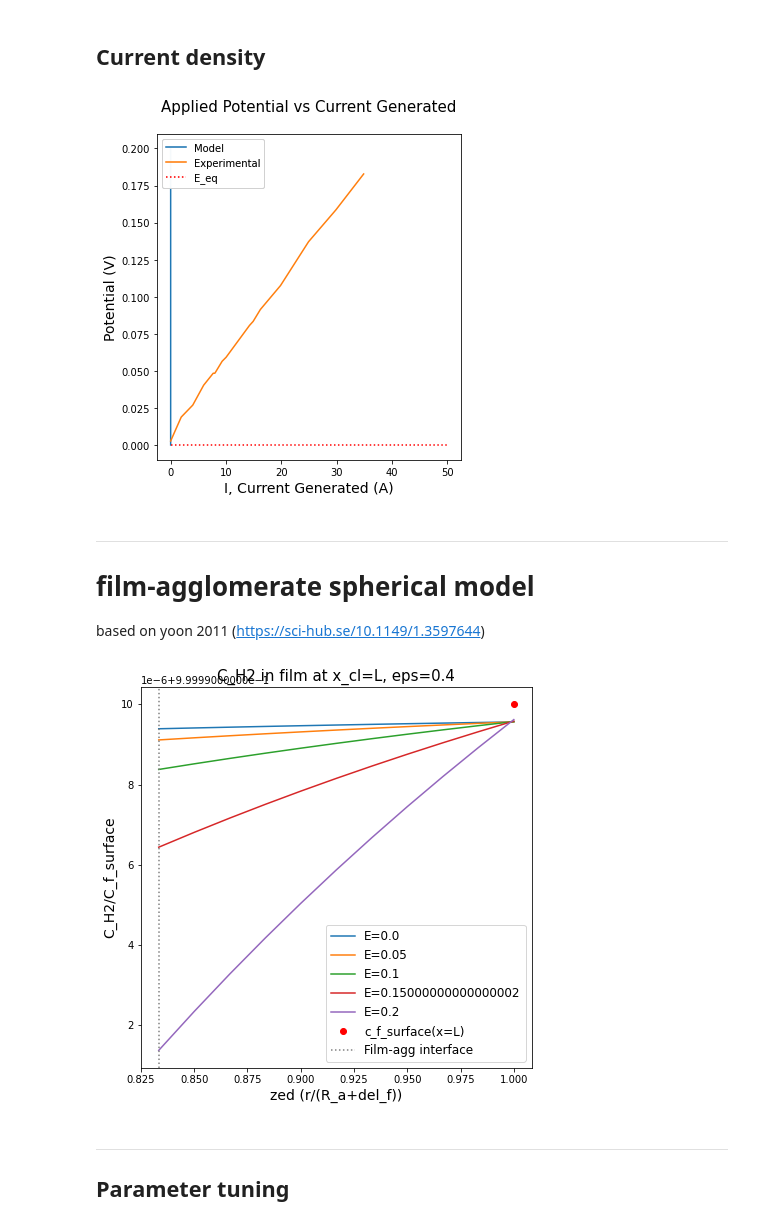
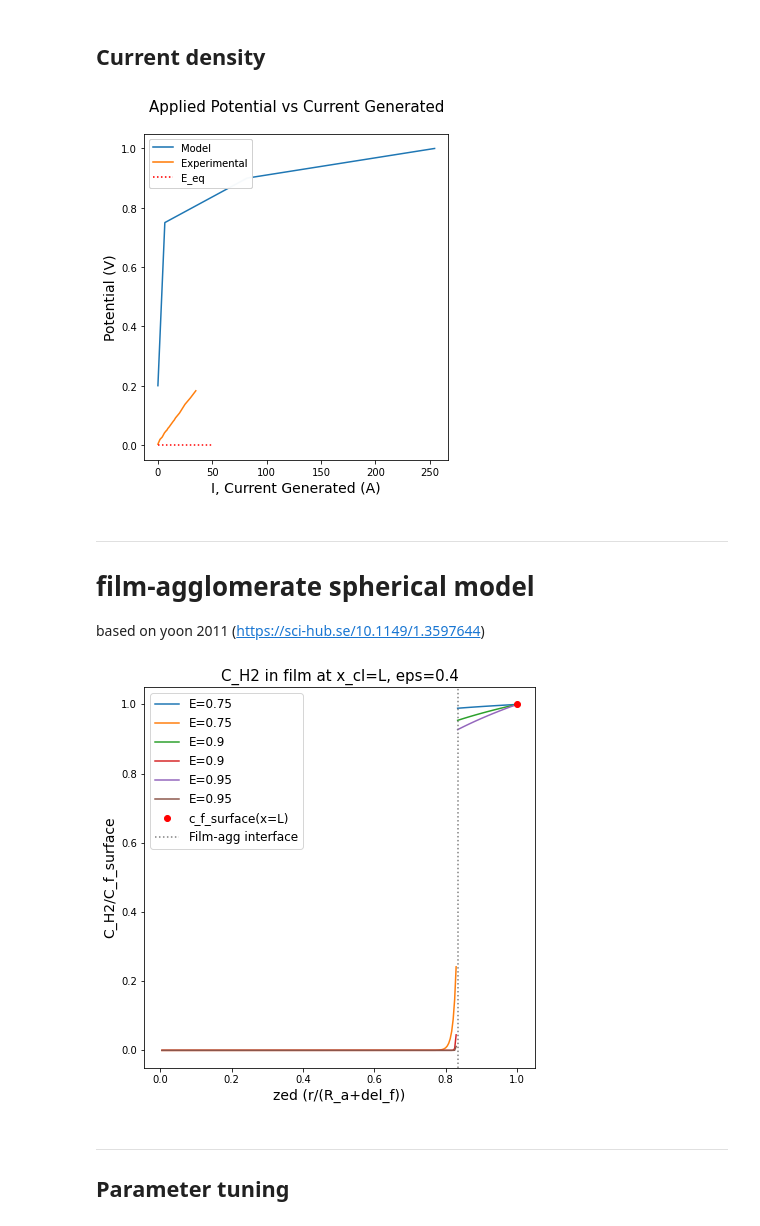
Before and after one commit to tinypersimmon/lbnl, a Jupyter notebook: transport_model.ipynb, the cells around one changed output. Saved outputs shown, nothing was run; the diff lists cells and outputs as text; code cells hidden in the pictures.

```diff
--- a/transport_model.ipynb
+++ b/transport_model.ipynb
@@ -15,7 +15,7 @@ import ipdb
 # in nafion, lmbda=14 (water content); transport nums as f(lmdba)
 
 #S = 1.62 mg/kg
-S = 2.2e-4 # ratio of hydrogen in surface of electrode to feed
+S = 2.2e-1 # ratio of hydrogen in surface of electrode to feed
 c_feed = 3/1000 # conc of H2 in feed
 #c_proton = 0.1 #1.1 #E+3 EW
 c_proton = 0
@@ -115,17 +115,18 @@ plt.show()
 # %%
 plt.figure()
 I = []
-E1 = E
+E1 = [0.2, .75, .9, 1.0]
+# MT limited at ~1.0 V
 for i in range(len(E1)):
     curr2, conc2 = c_cl(E1[i])
-    plt.plot(x/L, (conc2/c_feed * 10), label=('E=' + str(round(E1[i],2)) + 'V'))
+    plt.plot(x/L, (conc2/c_feed), label=('E=' + str(round(E1[i],2)) + 'V'))
     I = np.append(I, curr2)
 
 plt.title('Nondimensional C_H2/C_feed along x/L')
-plt.ylabel('Proportion of concentration (mol/m^3)', fontsize='14')
+plt.ylabel('C_H2/C_feed', fontsize='14')
 plt.xlabel('z (x/L)', fontsize='14')
 plt.grid(True,which="both", linestyle='--')
-plt.legend(loc='upper right')
-#plt.yscale('log')
+plt.legend(loc='lower left')
+plt.ylim(0,1)
 plt.show()
 # %% [output]
@@ -151,7 +152,7 @@ u_v = plt.figure(figsize=(12, 6))
 ax = u_v.add_subplot(121)
 
 # model current
-model_v = ax.plot(I, E, label='Model')
+model_v = ax.plot(I, E1, label='Model')
 
 # experimental current
 exp_v = ax.plot(pump_a, pump_v, label='Experimental')
@@ -172,7 +173,7 @@ leg1 = plt.legend(fontsize=10, loc='upper left')
 plt.gca().add_artist(leg1)
 plt.show()
 # %% [output]
-[figure, old version]
+[figure, new version]
 # %% [markdown]
 ---
 # film-agglomerate spherical model
@@ -205,16 +206,16 @@ def constants(applied_potential, x_cl):
                                  ) * eps/(R_sph/R_a*omega - omega + 1)
     rt_p = np.sqrt(abs(p))
     k1 = 1/(1+np.exp(-2*rt_p*L))
-    conc_bulk = combined_bulk(x_cl,k1, rt_p)
-    c_film_0 = S*conc_bulk / (R_sph/R_a * omega - omega + 1)
-    return [theta, phi, omega, rt_p, k1, conc_bulk, c_film_0]
+    conc_micron = combined_micron_scale(x_cl, k1, rt_p)
+    c_film_0 = S*conc_micron / (R_sph/R_a * omega - omega + 1)
+    return [theta, phi, omega, rt_p, k1, conc_micron, c_film_0]
 
 ## permeation from johnny's paper
 def modified_thiele():
     T_ref = 30 + 273.15
     # permeation = (1.8E-11)*np.exp((18000/R)*(1/T_ref - 1/T))
 
-def combined_bulk(x,k1,rt_p):
+def combined_micron_scale(x,k1,rt_p):
     return c_feed*((1-k1)*np.exp(rt_p*x) + k1*np.exp(-rt_p*x))
 
 ## concentration in agglomerate
@@ -227,39 +228,43 @@ def c_film(zed):
 # %%
 plt.figure(figsize=(7,7))
 
-c_f_surf = S*c_feed # 1e-7 mol/cm^3, yoon
+# TODO: adjust to see x_cl at x=0
+# check R_a and R_sph
+# changing del_f, R_a, void_factor
+
+# change c_f_surf to reflect L -> micron scale concentration from other plots
+c_f_surf = S*constants(0.9, x_cl=0)[5] # 1e-7 mol/cm^3, yoon
 zed_i = np.arange(0.05e-8, R_a, 0.05e-8) / R_sph
 zed_o = np.arange(R_a, R_sph+0.1*del_f, 0.1*del_f) / R_sph
-x_cl = L
 
-colors = ['#1f77b4', '#ff7f0e', '#2ca02c', '#d62728', '#9467bd', '#8c564b', '#e377c2', '#7f7f7f', '#bcbd22', '#17becf']
+# colors = ['#1f77b4', '#ff7f0e', '#2ca02c', '#d62728', '#9467bd', '#8c564b', '#e377c2', '#7f7f7f', '#bcbd22', '#17becf']
+#E = [-0.3,0,0.3,0.5,0.6,0.7,0.8]
 
-#E = [-0.3,0,0.3,0.5,0.6,0.7,0.8]
-E2 = E[0:len(colors)]
+# film thickness
+
+E1 = [.75, .9, .95]
 
 j=0
 for i in range(len(E1)):
-    if j>len(colors):
-        j=0
-    [theta, phi, omega, rt_p, k1, conc_bulk, c_film_0] = constants(E1[i],x_cl)
-    plt.plot(zed_o, c_film(zed_o)/c_f_surf, color=colors[j], label=('E='+str(E[i])))
-    #plt.plot(zed_i, c_agg(zed_i)/c_f_surf, color=colors[j], label=('E='+str(E[i])))
+    [theta, phi, omega, rt_p, k1, conc_bulk, c_film_0] = constants(E1[i], x_cl)
+    plt.plot(zed_o, c_film(zed_o)/c_f_surf, label=('E='+str(E1[i])))
+    plt.plot(zed_i, c_agg(zed_i)/c_f_surf, label=('E='+str(E1[i])))
     j+=1
 
 dot = plt.plot(1,1,'o',color='red',label='c_f_surface(x=L)')
 plt.title('C_H2 in film at x_cl=L, eps=0.4', fontsize='15')
 plt.ylabel('C_H2/C_f_surface', fontsize='14')
 #plt.grid(True,which="both", linestyle='--')
 #plt.yscale('log')
 plt.xlabel('zed (r/(R_a+del_f))', fontsize='14')
 plt.axvline(R_a/R_sph, color='grey', linestyle=':', label='Film-agg interface')
 
 plt.legend(fontsize='12')
 #txt = 'Figure 5. Transport through the ionomer film increases with higher overpotential.'
 #plt.text(0.5, -0.3, txt, horizontalalignment='center', fontsize=12)
 plt.show()
 # %% [output]
-[figure, old version]
+[figure, new version]
 # %% [markdown]
 ---
 ## Parameter tuning
```
Also changed, not shown: parts of 8 cells of this notebook.
